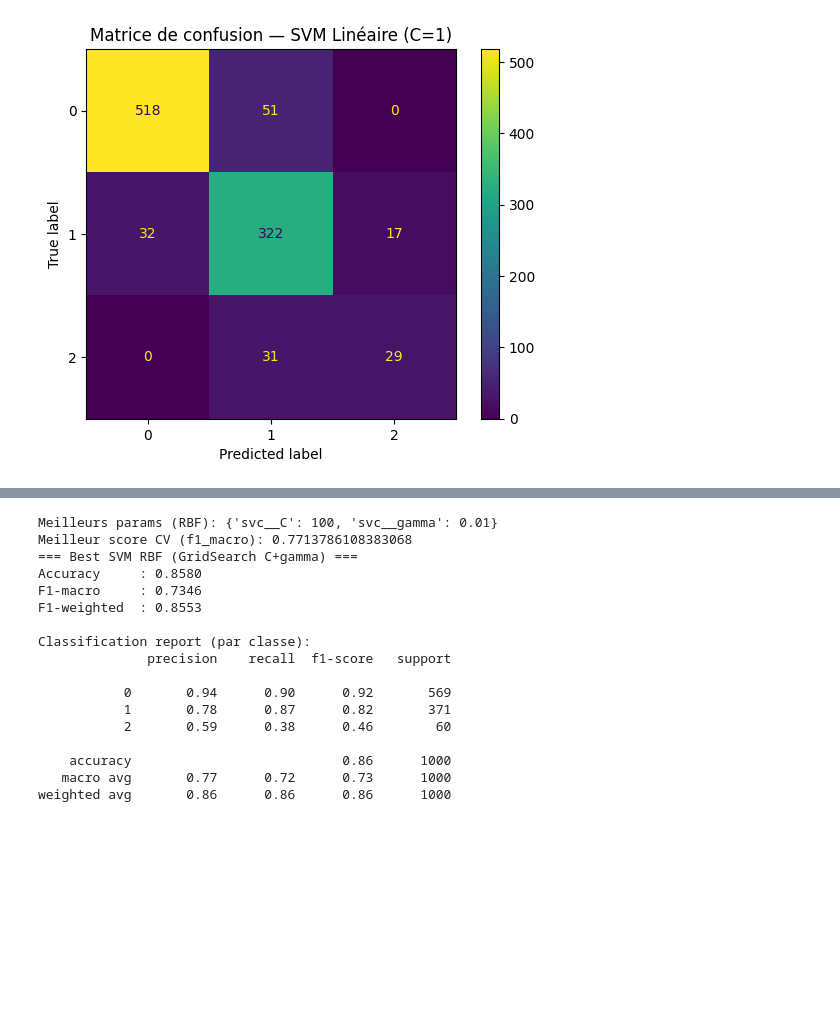
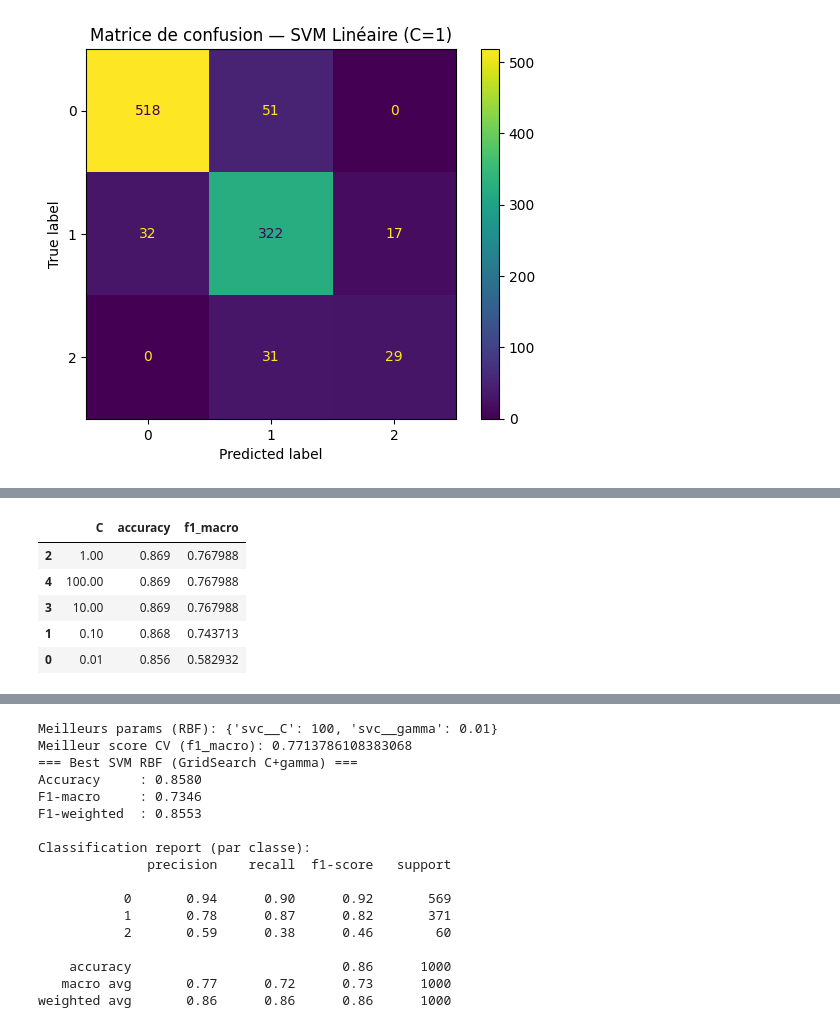
Before and after one commit to aicha53-dot/energy-classification-project, a Jupyter notebook: notebooks/03_svm_malak.ipynb, the cells around one changed output, grey strips where cells are left out. Cells and saved outputs as stored; diff of their text form; code cells hidden in the pictures; blank space fills up the shorter version.

```diff
--- a/notebooks/03_svm_malak.ipynb
+++ b/notebooks/03_svm_malak.ipynb
@@ -163,0 +84,26 @@ weighted avg       0.87      0.87      0.87      1000
+# %%
+C_values = [0.01, 0.1, 1, 10, 100]
+results_C = []
+
+for C in C_values:
+    model = Pipeline([
+        ("scaler", StandardScaler()),
+        ("svc", SVC(kernel="linear", C=C))
+    ])
+    model.fit(X_train, y_train)
+    y_pred = model.predict(X_test)
+
+    results_C.append({
+        "C": C,
+        "accuracy": accuracy_score(y_test, y_pred),
+        "f1_macro": f1_score(y_test, y_pred, average="macro")
+    })
+
+pd.DataFrame(results_C).sort_values("f1_macro", ascending=False)
+# %% [output]
+|  | C | accuracy | f1_macro |
+| 2 | 1.00 | 0.869 | 0.767988 |
+| 4 | 100.00 | 0.869 | 0.767988 |
+| 3 | 10.00 | 0.869 | 0.767988 |
+| 1 | 0.10 | 0.868 | 0.743713 |
+| 0 | 0.01 | 0.856 | 0.582932 |
```
Also changed, not shown: parts of 13 cells of this notebook.
